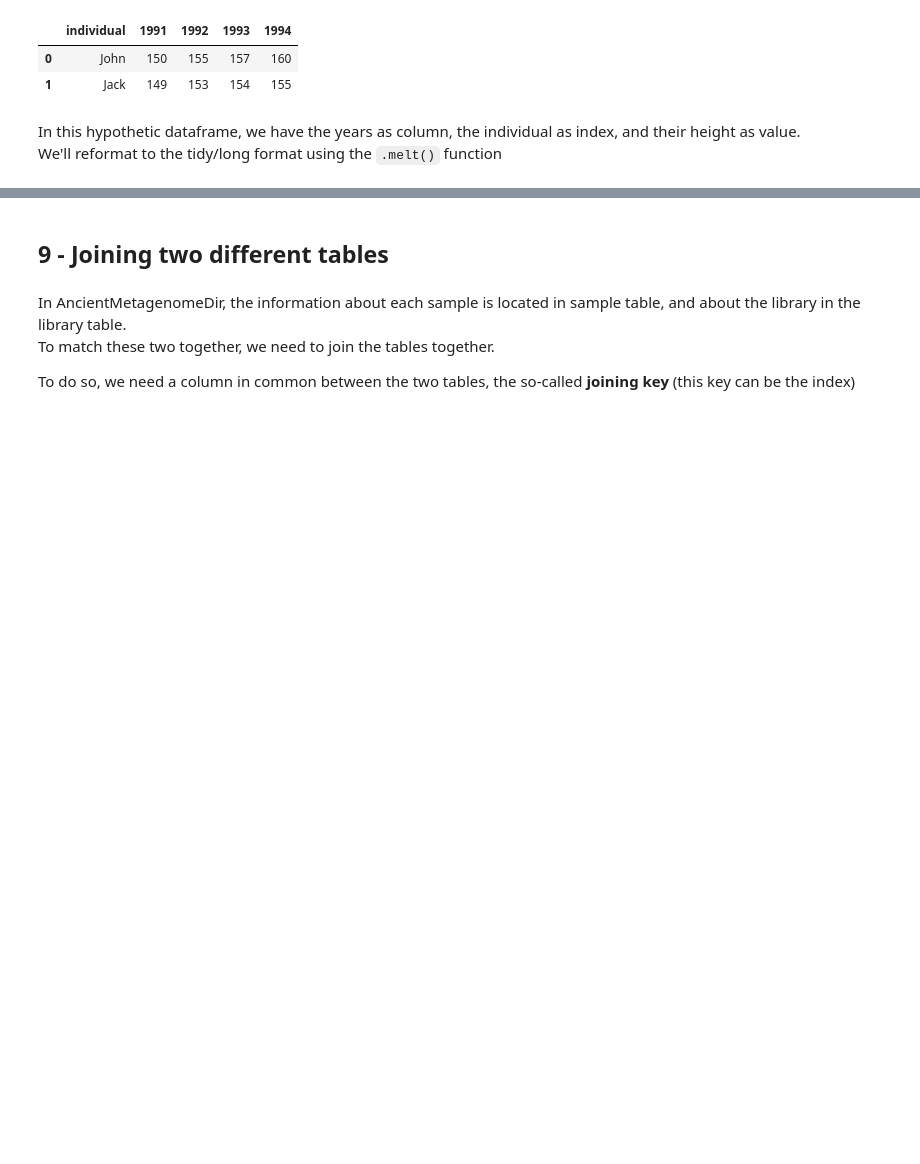
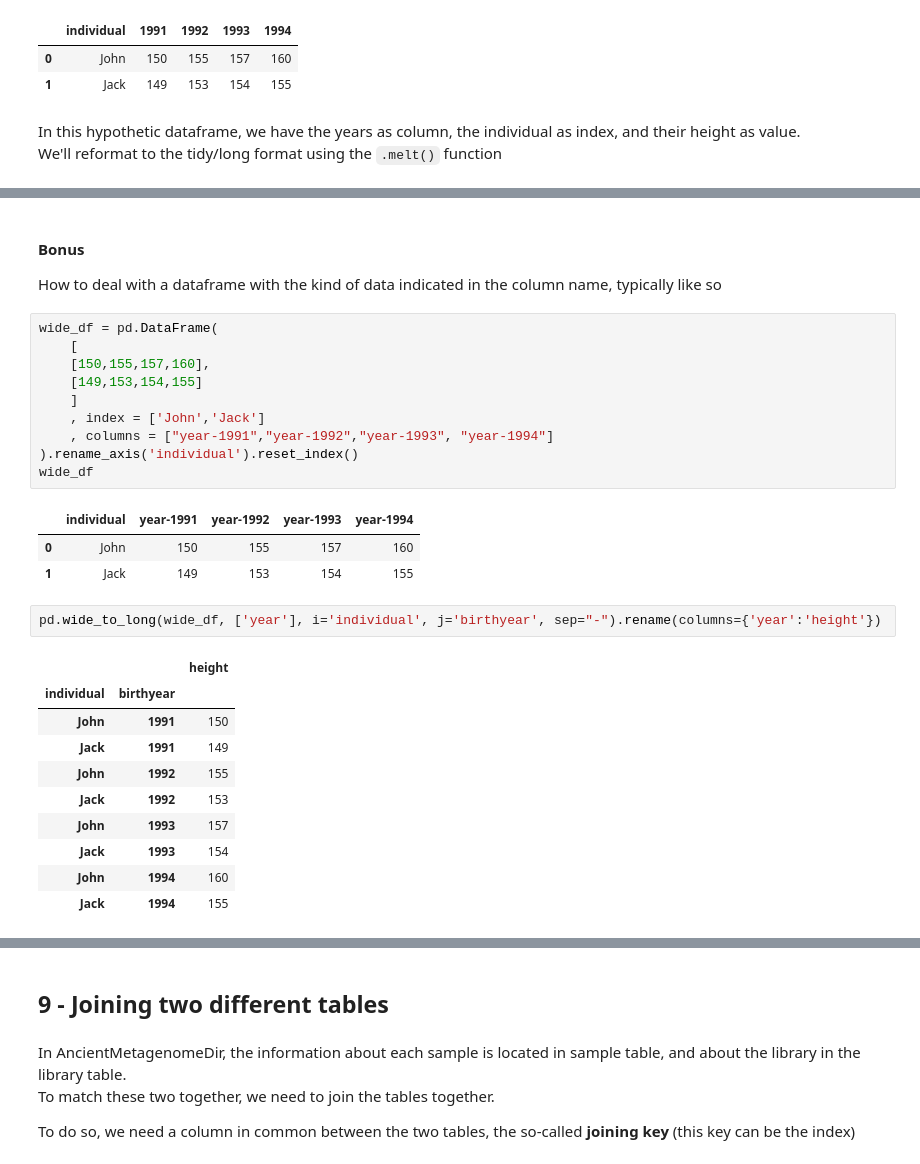
Before and after one commit to maxibor/intro-to-pandas-plotnine, a Jupyter notebook: tutorial.ipynb, the cells around one changed output, grey strips where cells are left out. Cells and saved outputs as stored; diff of their text form; blank space fills up the shorter version.

```diff
--- a/tutorial.ipynb
+++ b/tutorial.ipynb
@@ -618,4 +653,34 @@ tidy_df
 | 5 | Jack | 1993 | 154 |
 | 6 | John | 1994 | 160 |
 | 7 | Jack | 1994 | 155 |
+# %% [markdown]
+#### Bonus
+How to deal with a dataframe with the kind of data indicated in the column name, typically like so
+# %%
+wide_df = pd.DataFrame(
+    [
+    [150,155,157,160],
+    [149,153,154,155]
+    ]
+    , index = ['John','Jack']
+    , columns = ["year-1991","year-1992","year-1993", "year-1994"]
+).rename_axis('individual').reset_index()
+wide_df
+# %% [output]
+|  | individual | year-1991 | year-1992 | year-1993 | year-1994 |
+| 0 | John | 150 | 155 | 157 | 160 |
+| 1 | Jack | 149 | 153 | 154 | 155 |
+# %%
+pd.wide_to_long(wide_df, ['year'], i='individual', j='birthyear', sep="-").rename(columns={'year':'height'})
+# %% [output]
+|  |  | height |
+| individual | birthyear |  |
+| John | 1991 | 150 |
+| Jack | 1991 | 149 |
+| John | 1992 | 155 |
+| Jack | 1992 | 153 |
+| John | 1993 | 157 |
+| Jack | 1993 | 154 |
+| John | 1994 | 160 |
+| Jack | 1994 | 155 |
 # %% [markdown]
```
Also changed, not shown: parts of 28 cells of this notebook, 3 other files.
